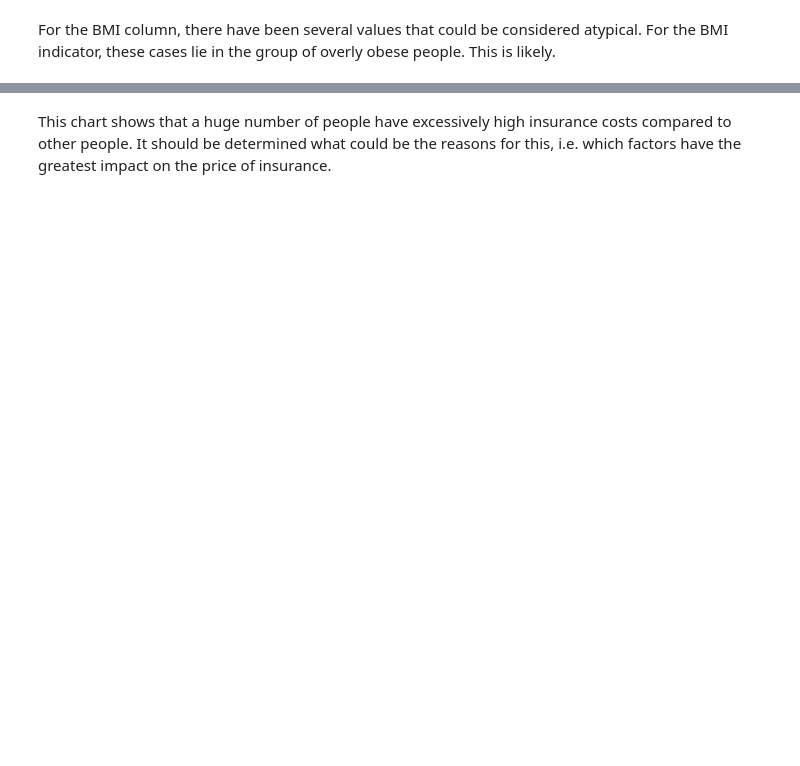
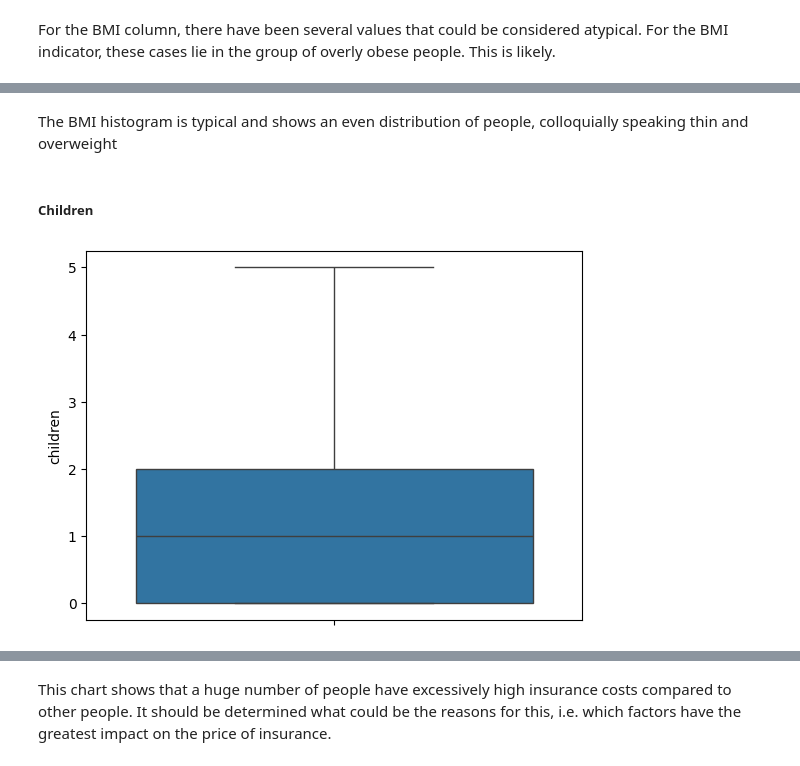
Before and after one commit to grzegorz-gomza/Portfolio_Projects, a Jupyter notebook: Medical Insurance/us-medical-insurance-costs.ipynb, the cells around one changed output, grey strips where cells are left out. Saved outputs shown, nothing was run; the diff lists cells and outputs as text; code cells hidden in the pictures; blank space fills up the shorter version.

```diff
--- a/Medical Insurance/us-medical-insurance-costs.ipynb
+++ b/Medical Insurance/us-medical-insurance-costs.ipynb
@@ -95,0 +135,9 @@ db['charges'].plot.box()
+# %% [markdown]
+The BMI histogram is typical and shows an even distribution of people, colloquially speaking thin and overweight
+# %% [markdown]
+##### Children
+# %%
+sns.boxplot(data = db, y='children')
+plt.show()
+# %% [output]
+[figure, added]
```
Also changed, not shown: parts of 65 cells of this notebook.
